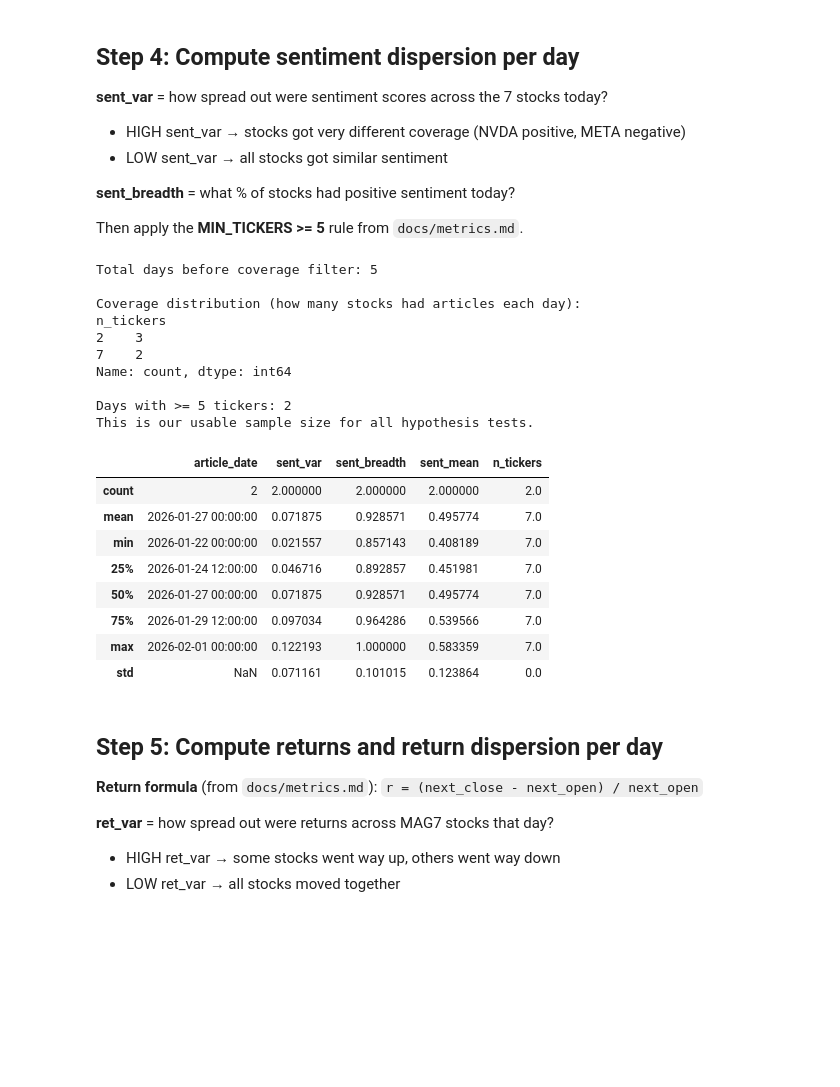
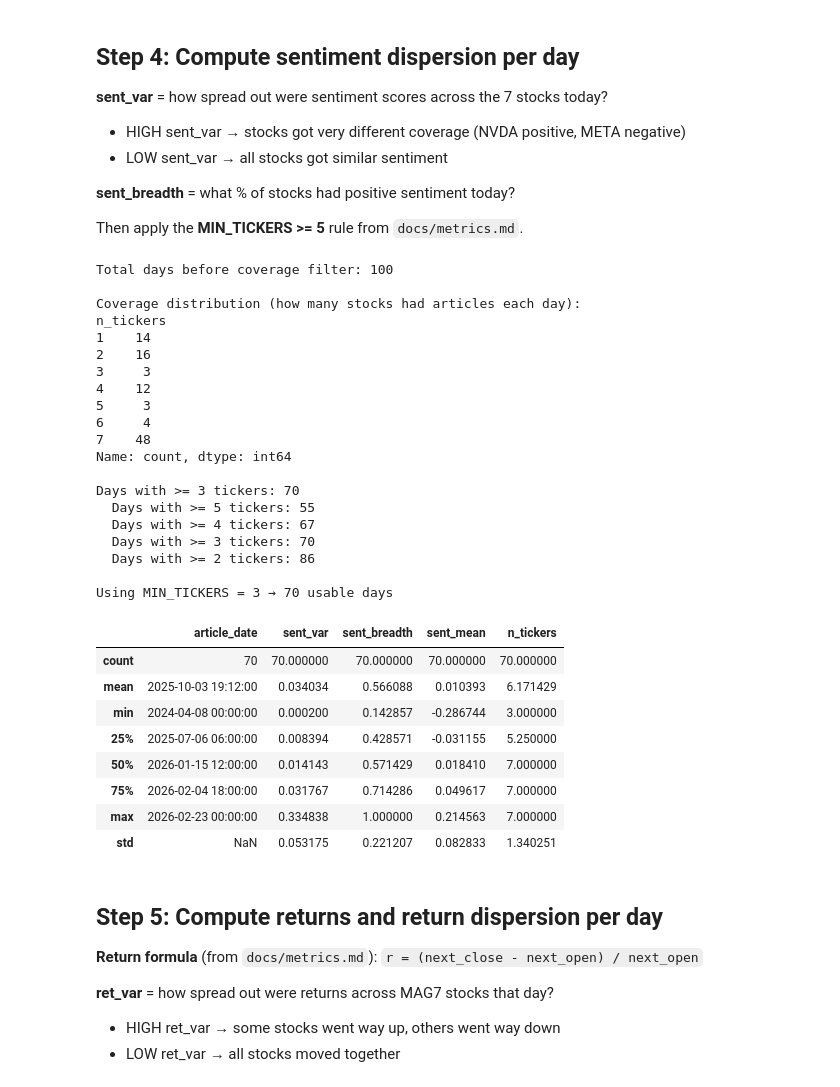
Before and after one commit to Trevor5008/market-sentiment-analysis, a Jupyter notebook: analysis/correlation_mapping.ipynb, the cells around one changed output. Cells and saved outputs as stored; diff of their text form; code cells hidden in the pictures; blank space fills up the shorter version.

```diff
--- a/analysis/correlation_mapping.ipynb
+++ b/analysis/correlation_mapping.ipynb
@@ -15,14 +15,12 @@
 - **Sentiment version**: v1 (dictionary-based)
 - **Metrics**: locked per `docs/metrics.md`
 # %%
-import os
-from pathlib import Path
+# import module for paths and global vars
+from msa.utils import paths
+from msa.utils.vars import tickers, WINDOW_START, WINDOW_END, MIN_TICKER_COVERAGE
 from scipy.stats import spearmanr, mannwhitneyu
 import pandas as pd
 import numpy as np
 import matplotlib.pyplot as plt
 
-# Set working directory to repo root so relative paths work
-REPO_ROOT = Path.home() / "market-sentiment-analysis-8"
-os.chdir(REPO_ROOT)
-print(f"Working directory: {os.getcwd()}")
+PATH_JOINED = paths.get_joined_dataset()
@@ -34,7 +30,7 @@ FileNotFoundError: [Errno 2] No such file or directory: '/home/trevor/market-sen
 Each row = one news article about one MAG7 stock, with the next trading day's prices attached.
 # %%
 df = pd.read_csv(
-    "data/processed/gdelt_ohlcv_join.csv",
+    PATH_JOINED,
     parse_dates=["article_date", "price_date"]
 )
 
@@ -59,17 +55,13 @@ Columns: ['seendate', 'url', 'title', 'language', 'domain', 'socialimage', 'comp
 - **Date window**: 2-year window per sprint assumptions
 - **sentiment_present filter**: drop articles that had no financial language (e.g. "Ricky Gervais invests in vodka" tagged under AAPL — not useful)
 # %%
-MAG7 = ["AAPL", "MSFT", "GOOGL", "AMZN", "NVDA", "META", "TSLA"]
-WINDOW_START = "2024-02-23"
-WINDOW_END = "2026-02-23"
-
 print("=" * 60)
 print("DATA FILTERING PIPELINE")
 print("=" * 60)
 
 print(f"\n1. Starting rows: {len(df):,}")
 
-df = df[df["ticker"].isin(MAG7)].copy()
+df = df[df["ticker"].isin(tickers)].copy()
 print(f"2. After MAG7 filter: {len(df):,}")
 
 df = df[
@@ -78,9 +70,6 @@ df = df[
 ].copy()
 print(f"3. After date window ({WINDOW_START} to {WINDOW_END}): {len(df):,}")
 
-df = df[df["sentiment_present"] == True].copy()
-print(f"4. After sentiment_present filter: {len(df):,}")
-
 print(f"\n   Unique article dates: {df['article_date'].nunique()}")
 print(f"   Unique tickers remaining: {sorted(df['ticker'].unique())}")
 print("=" * 60)
@@ -137,7 +133,7 @@ def sentiment_breadth(x):
     """Share of tickers with positive sentiment."""
     return (x > 0).mean() if len(x) > 0 else 0.0
 
-MIN_TICKERS = 5  # locked metric from docs/metrics.md
+# MIN_TICKERS = 5  # locked metric from docs/metrics.md
 
 sentiment_dispersion_all = daily_sentiment.groupby("article_date").agg(
     sent_var=("mean_sentiment", cross_sectional_variance),
@@ -148,49 +144,59 @@ sentiment_dispersion_all = daily_sentiment.groupby("article_date").agg(
 
 print(f"Total days before coverage filter: {len(sentiment_dispersion_all)}")
 print(f"\nCoverage distribution (how many stocks had articles each day):")
 print(sentiment_dispersion_all["n_tickers"].value_counts().sort_index())
 
 # Apply minimum ticker coverage filter
 sentiment_dispersion = sentiment_dispersion_all[
-    sentiment_dispersion_all["n_tickers"] >= MIN_TICKERS
+    sentiment_dispersion_all["n_tickers"] >= MIN_TICKER_COVERAGE
 ].copy()
 
-print(f"\nDays with >= {MIN_TICKERS} tickers: {len(sentiment_dispersion)}")
+print(f"\nDays with >= {MIN_TICKER_COVERAGE} tickers: {len(sentiment_dispersion)}")
 
 # Also check what we'd have at lower thresholds
 for threshold in [5, 4, 3, 2]:
     count = (sentiment_dispersion_all["n_tickers"] >= threshold).sum()
     print(f"  Days with >= {threshold} tickers: {count}")
 
-print(f"\nUsing MIN_TICKERS = {MIN_TICKERS} → {len(sentiment_dispersion)} usable days")
+print(f"\nUsing MIN_TICKERS = {MIN_TICKER_COVERAGE} → {len(sentiment_dispersion)} usable days")
 
 if len(sentiment_dispersion) < 10:
     print()
     print("⚠️  WARNING: Fewer than 10 usable days.")
     print("   Hypothesis tests will have extremely low power or be impossible.")
     print("   This is a key finding for the go/no-go decision.")
 
 sentiment_dispersion.describe()
 # %% [output]
-Total days before coverage filter: 5
+Total days before coverage filter: 100
 
 Coverage distribution (how many stocks had articles each day):
 n_tickers
-2    3
-7    2
+1    14
+2    16
+3     3
+4    12
+5     3
+6     4
+7    48
 Name: count, dtype: int64
 
-Days with >= 5 tickers: 2
-This is our usable sample size for all hypothesis tests.
+Days with >= 3 tickers: 70
+  Days with >= 5 tickers: 55
+  Days with >= 4 tickers: 67
+  Days with >= 3 tickers: 70
+  Days with >= 2 tickers: 86
+
+Using MIN_TICKERS = 3 → 70 usable days
 |  | article_date | sent_var | sent_breadth | sent_mean | n_tickers |
-| count | 2 | 2.000000 | 2.000000 | 2.000000 | 2.0 |
-| mean | 2026-01-27 00:00:00 | 0.071875 | 0.928571 | 0.495774 | 7.0 |
-| min | 2026-01-22 00:00:00 | 0.021557 | 0.857143 | 0.408189 | 7.0 |
-| 25% | 2026-01-24 12:00:00 | 0.046716 | 0.892857 | 0.451981 | 7.0 |
-| 50% | 2026-01-27 00:00:00 | 0.071875 | 0.928571 | 0.495774 | 7.0 |
-| 75% | 2026-01-29 12:00:00 | 0.097034 | 0.964286 | 0.539566 | 7.0 |
-| max | 2026-02-01 00:00:00 | 0.122193 | 1.000000 | 0.583359 | 7.0 |
-| std | NaN | 0.071161 | 0.101015 | 0.123864 | 0.0 |
+| count | 70 | 70.000000 | 70.000000 | 70.000000 | 70.000000 |
+| mean | 2025-10-03 19:12:00 | 0.034034 | 0.566088 | 0.010393 | 6.171429 |
+| min | 2024-04-08 00:00:00 | 0.000200 | 0.142857 | -0.286744 | 3.000000 |
+| 25% | 2025-07-06 06:00:00 | 0.008394 | 0.428571 | -0.031155 | 5.250000 |
+| 50% | 2026-01-15 12:00:00 | 0.014143 | 0.571429 | 0.018410 | 7.000000 |
+| 75% | 2026-02-04 18:00:00 | 0.031767 | 0.714286 | 0.049617 | 7.000000 |
+| max | 2026-02-23 00:00:00 | 0.334838 | 1.000000 | 0.214563 | 7.000000 |
+| std | NaN | 0.053175 | 0.221207 | 0.082833 | 1.340251 |
 # %% [markdown]
 ## Step 5: Compute returns and return dispersion per day
 
```
Also changed, not shown: parts of 11 cells of this notebook, 11 other files.
